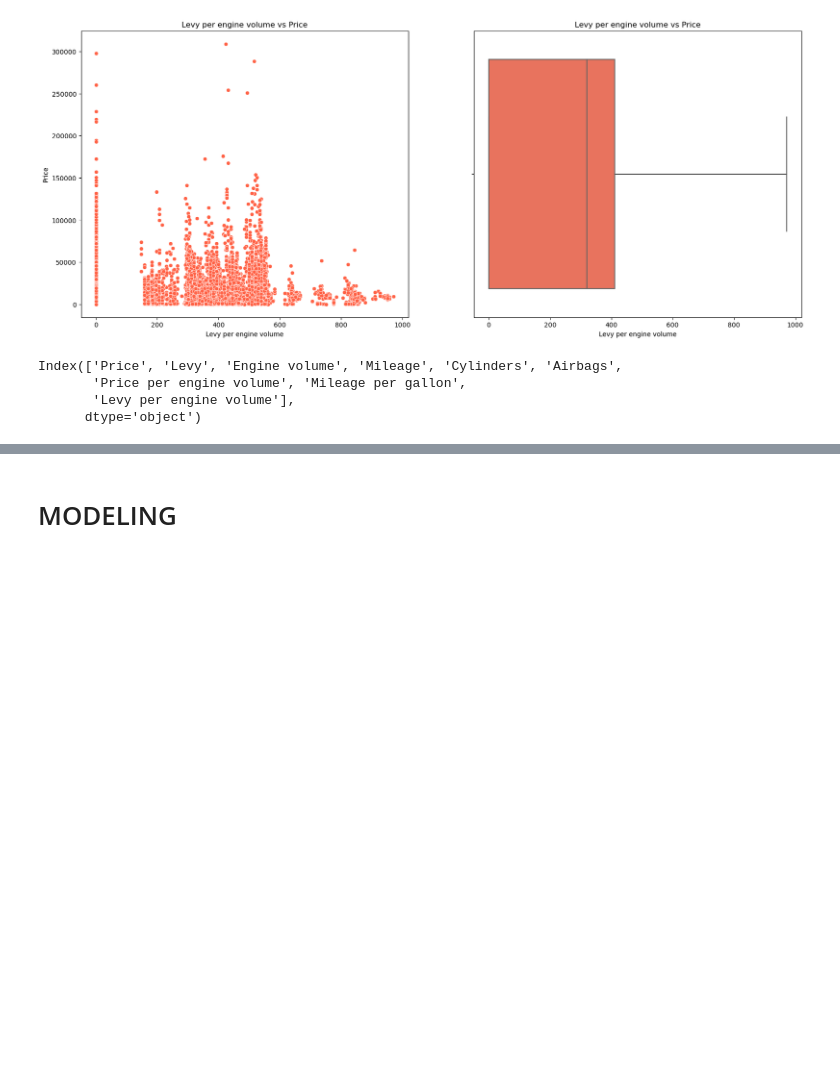
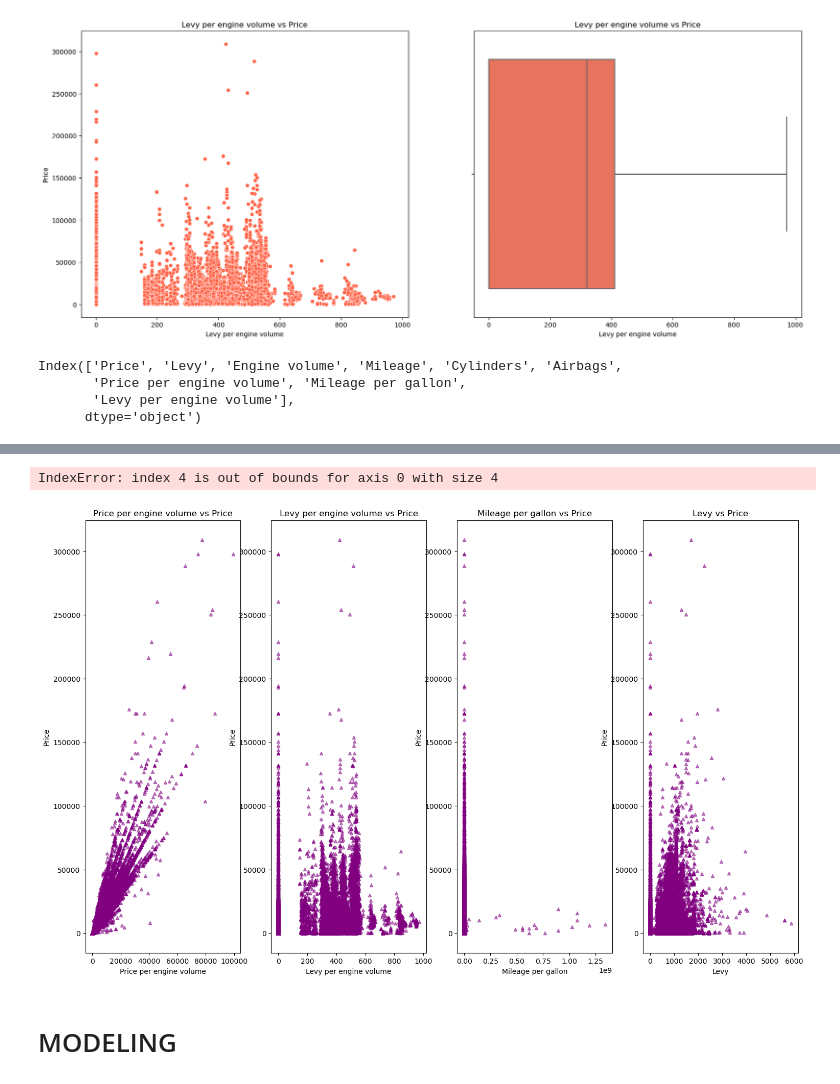
Before and after one commit to Mugangasia/Car-Price-Prediction-Challenge, a Jupyter notebook: car prediction model.ipynb, the cells around one changed output, grey strips where cells are left out. Saved outputs shown, nothing was run; the diff lists cells and outputs as text; code cells hidden in the pictures; blank space fills up the shorter version.

```diff
--- a/car prediction model.ipynb
+++ b/car prediction model.ipynb
@@ -475,3 +484,20 @@ dataset['Doors'] = dataset['Doors'].replace('04-May', 4).replace('02-Mar', 2).re
+# %%
+base_features = dataset[['Price per engine volume', 'Levy per engine volume', 'Mileage per gallon', 'Levy', 'Cylinders', 'Airbags']]
+# %%
+plot_list2 = list(base_features.columns)
+fig, axes = plt.subplots(nrows=1, ncols=4, figsize=(18,11))
+axes = axes.flatten() # flatten the array to make it easier to iterate over
+
+for i, xcol in enumerate(plot_list2[0:11]):
+    dataset.plot(kind='scatter', x=xcol, y='Price', ax=axes[i], alpha=0.5, color='purple', marker='^')
+    axes[i].set_title(xcol + ' vs Price')
+    axes[i].set_xlabel(xcol)
+    axes[i].set_ylabel('Price')
+
+plt.tight_layout()
+# %% [output]
+IndexError: index 4 is out of bounds for axis 0 with size 4
+[figure, added]
 # %% [markdown]
 # MODELING
 # %% [markdown]
```
Also changed, not shown: parts of 16 cells of this notebook.
